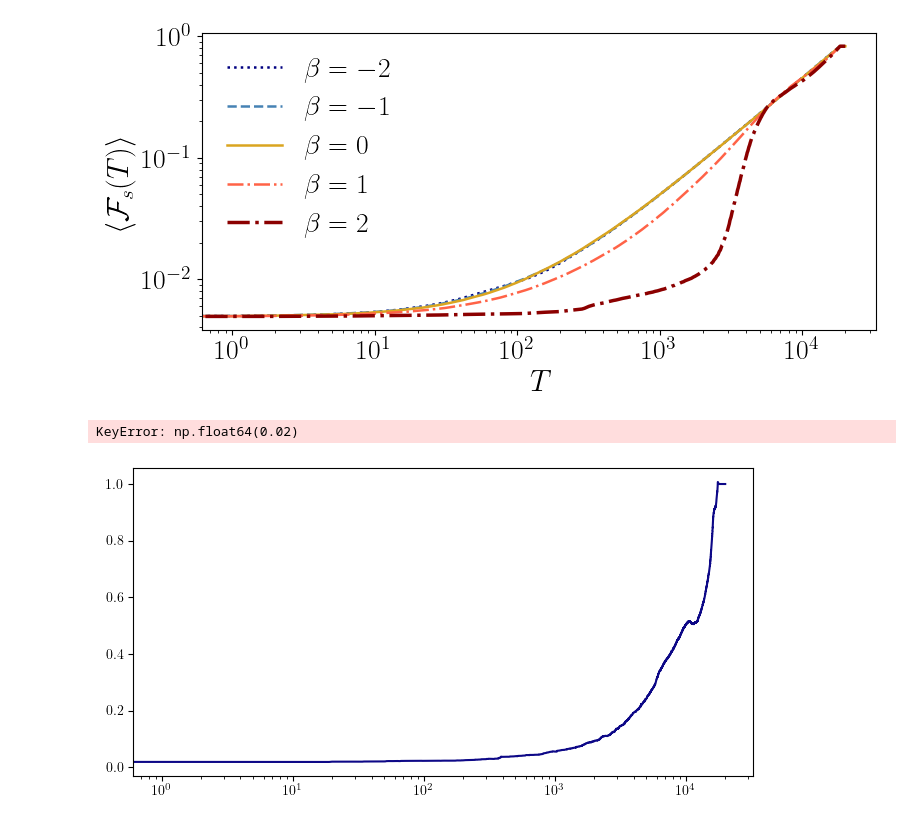
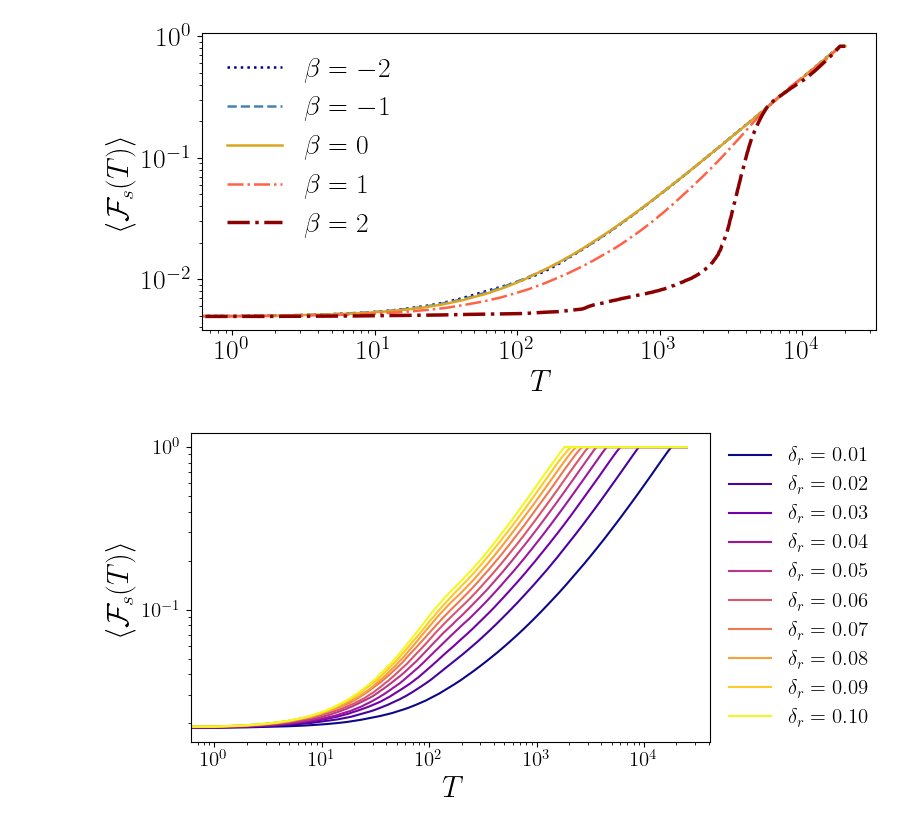
Before and after one commit to khernandezl048/Kuramoto-Redes, a Jupyter notebook: Simulacion/Reparacion_Kuramoto/Estocastica/Graficas_Reparacion.ipynb, the cells around one changed output. Drawn from its saved outputs; the diff is of its cells as text; code cells hidden in the pictures.

```diff
--- a/Simulacion/Reparacion_Kuramoto/Estocastica/Graficas_Reparacion.ipynb
+++ b/Simulacion/Reparacion_Kuramoto/Estocastica/Graficas_Reparacion.ipynb
@@ -330,7 +330,7 @@ plt.show()
 # %%
 avg_repair = np.load('F_Estocastica_deltas.npy', allow_pickle=True).item()
 
-T_repair = 20000
+T_repair = 25000
 deltas_r = np.array([0.01, 0.02, 0.03, 0.04, 0.05, 0.06, 0.07, 0.08, 0.09, 0.1])
 
 t_repair = np.arange(T_repair + 1)
@@ -342,34 +342,33 @@ norm = plt.Normalize(vmin=deltas_r.min(), vmax=deltas_r.max())
 
 plt.figure(figsize=(8, 4), facecolor="white")
 
 for d in deltas_r:
     color = colormap(norm(d))
 
-    plt.semilogx(
+    plt.loglog(
         t_repair,
         avg_repair[d],
         color=color,
         linewidth=1.5,
         label=rf"$\delta_r = {d:.2f}$"
     )
 
 
 plt.xlabel(r"$T$", fontsize=22)
 plt.ylabel(r"$\left\langle \mathcal{F}_s(T) \right\rangle$", fontsize=22)
 plt.xticks(fontsize=15)
 plt.yticks(fontsize=15)
 
 
 plt.legend(
     loc='center left',
     bbox_to_anchor=(1, 0.5),
     frameon=False,
     fontsize=15
 )
 
 plt.tight_layout()
 plt.show()
 # %% [output]
-KeyError: np.float64(0.02)
-[figure, old version]
+[figure, new version]
 # %%
```
Also changed, not shown: parts of 1 cell of this notebook, 1 other file.
